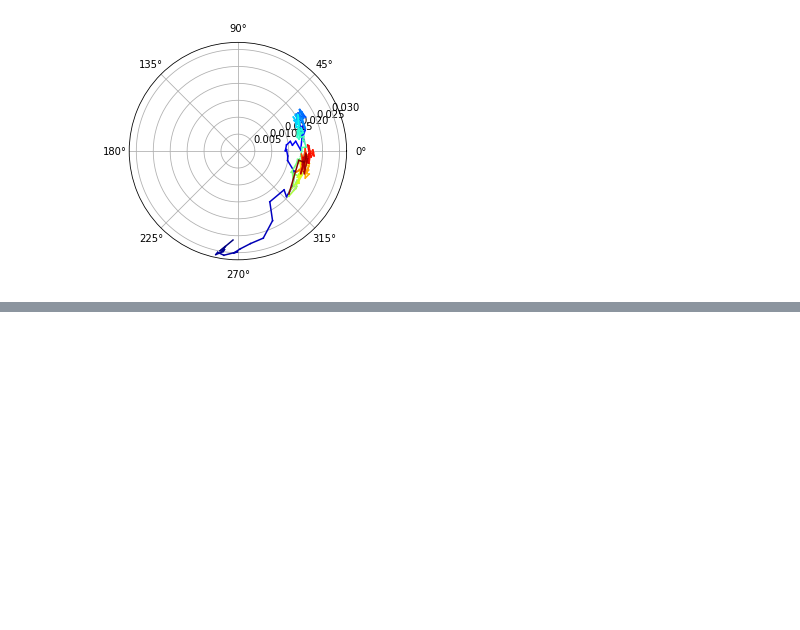
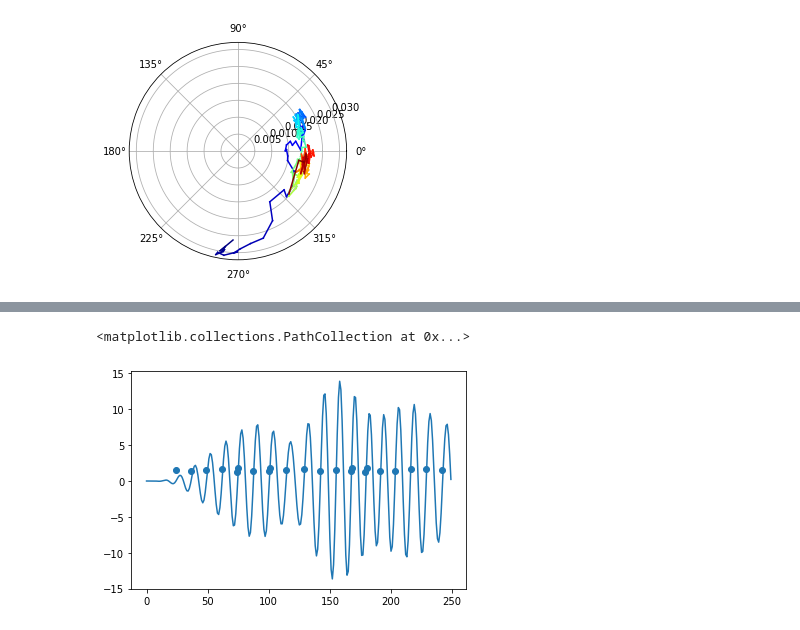
Before and after one commit to kayteeflick/nma_cn_flow_state, a Jupyter notebook: phase_relationships.ipynb, the cells around one changed output, grey strips where cells are left out. Drawn from its saved outputs; the diff is of its cells as text; code cells hidden in the pictures; blank space fills up the shorter version.

```diff
--- a/phase_relationships.ipynb
+++ b/phase_relationships.ipynb
@@ -267,0 +319,7 @@ plot_colourline(mean_phase, np.abs(mean_amp), np.arange(len(mean_phase)))
+# %%
+plt.plot(hilb_data[np.array(dat_LFP[sess]['brain_area_lfp'])=='CA1'][0][0])
+plt.scatter(np.argwhere(np.logical_and(phase_all[0]>(np.pi/2-0.3), phase_all[0]<(np.pi/2+0.3)))[:,0],\
+         phase_all[0][np.logical_and(phase_all[0]>(np.pi/2-0.3), phase_all[0]<(np.pi/2+0.3))])
+# %% [output]
+<matplotlib.collections.PathCollection at 0x...>
+[figure, added]
```
Also changed, not shown: parts of 11 cells of this notebook.
